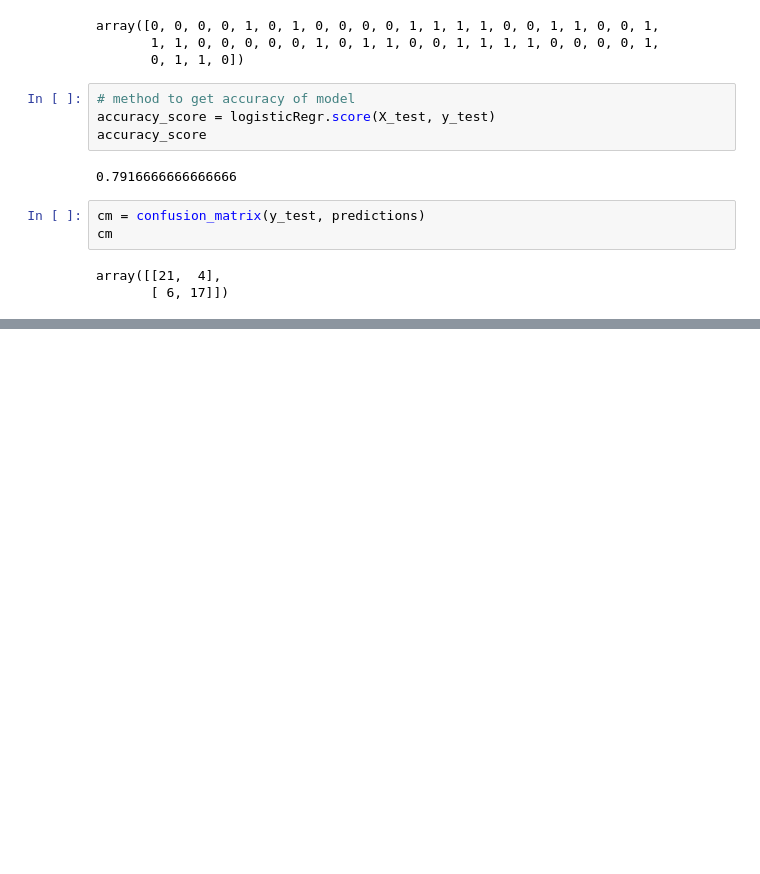
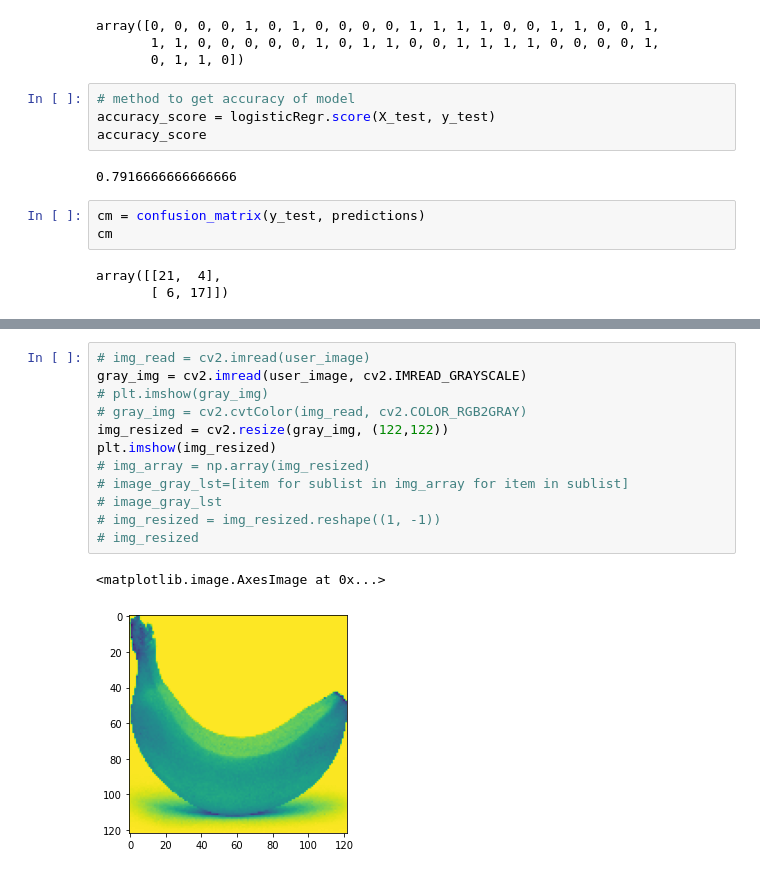
Before and after one commit to JurijJusel/Image, a Jupyter notebook: apple_banana_df.ipynb, the cells around one changed output, grey strips where cells are left out. Saved outputs shown, nothing was run; the diff lists cells and outputs as text; blank space fills up the shorter version.

```diff
--- a/apple_banana_df.ipynb
+++ b/apple_banana_df.ipynb
@@ -260,0 +278,15 @@ disp.plot()
+# %%
+# img_read = cv2.imread(user_image)
+gray_img = cv2.imread(user_image, cv2.IMREAD_GRAYSCALE)
+# plt.imshow(gray_img)
+# gray_img = cv2.cvtColor(img_read, cv2.COLOR_RGB2GRAY)
+img_resized = cv2.resize(gray_img, (122,122))
+plt.imshow(img_resized)
+# img_array = np.array(img_resized)
+# image_gray_lst=[item for sublist in img_array for item in sublist]
+# image_gray_lst
+# img_resized = img_resized.reshape((1, -1))
+# img_resized
+# %% [output]
+<matplotlib.image.AxesImage at 0x...>
+[figure, added]
```
Also changed, not shown: parts of 5 cells of this notebook.
